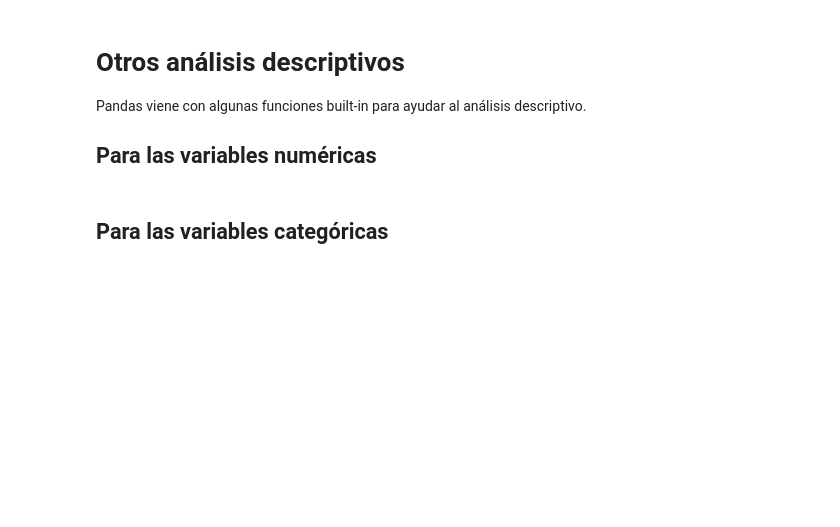
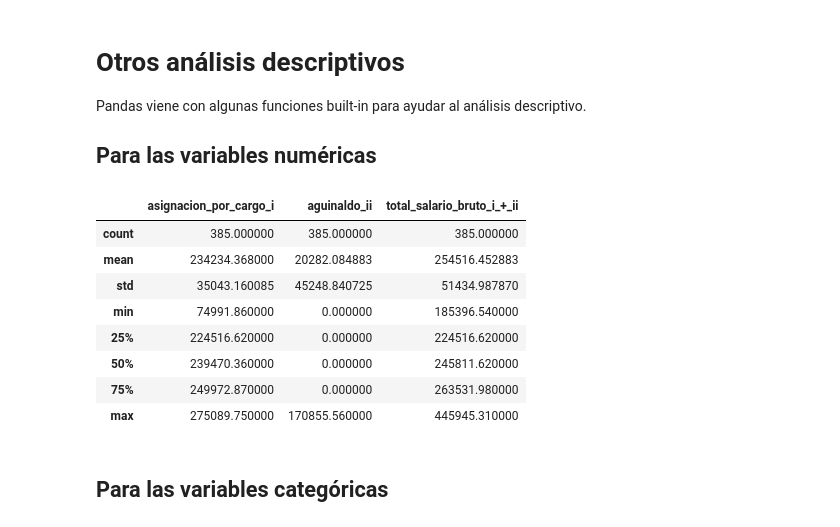
Before and after one commit to mcrapa/GitHub_LAB, a Jupyter notebook: AnalisisDeDatos/1_Indexing/Indexing.ipynb, the cells around one changed output. Saved outputs shown, nothing was run; the diff lists cells and outputs as text; code cells hidden in the pictures; blank space fills up the shorter version.

```diff
--- a/AnalisisDeDatos/1_Indexing/Indexing.ipynb
+++ b/AnalisisDeDatos/1_Indexing/Indexing.ipynb
@@ -520,7 +614,17 @@ Pandas viene con algunas funciones built-in para ayudar al análisis descriptivo
 
 ## Para las variables numéricas
 # %%
-df.describe()
+df[['asignacion_por_cargo_i','aguinaldo_ii','total_salario_bruto_i_+_ii']].describe()
+# %% [output]
+|  | asignacion_por_cargo_i | aguinaldo_ii | total_salario_bruto_i_+_ii |
+| count | 385.000000 | 385.000000 | 385.000000 |
+| mean | 234234.368000 | 20282.084883 | 254516.452883 |
+| std | 35043.160085 | 45248.840725 | 51434.987870 |
+| min | 74991.860000 | 0.000000 | 185396.540000 |
+| 25% | 224516.620000 | 0.000000 | 224516.620000 |
+| 50% | 239470.360000 | 0.000000 | 245811.620000 |
+| 75% | 249972.870000 | 0.000000 | 263531.980000 |
+| max | 275089.750000 | 170855.560000 | 445945.310000 |
 # %% [markdown]
 ## Para las variables categóricas
 # %%
```
Also changed, not shown: parts of 31 cells of this notebook.
